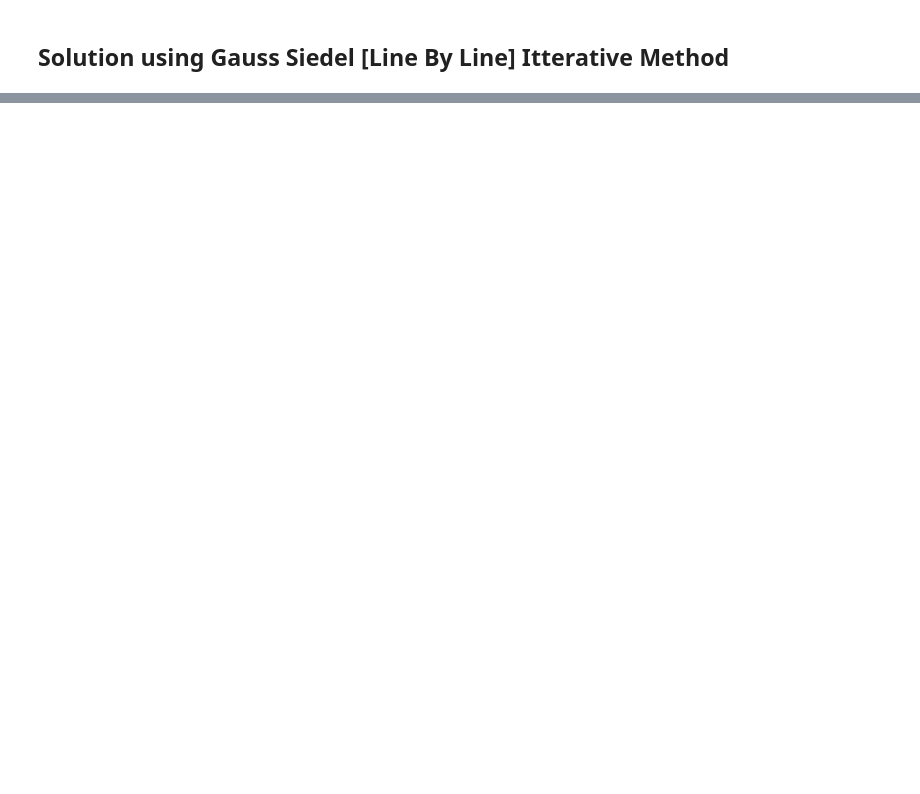
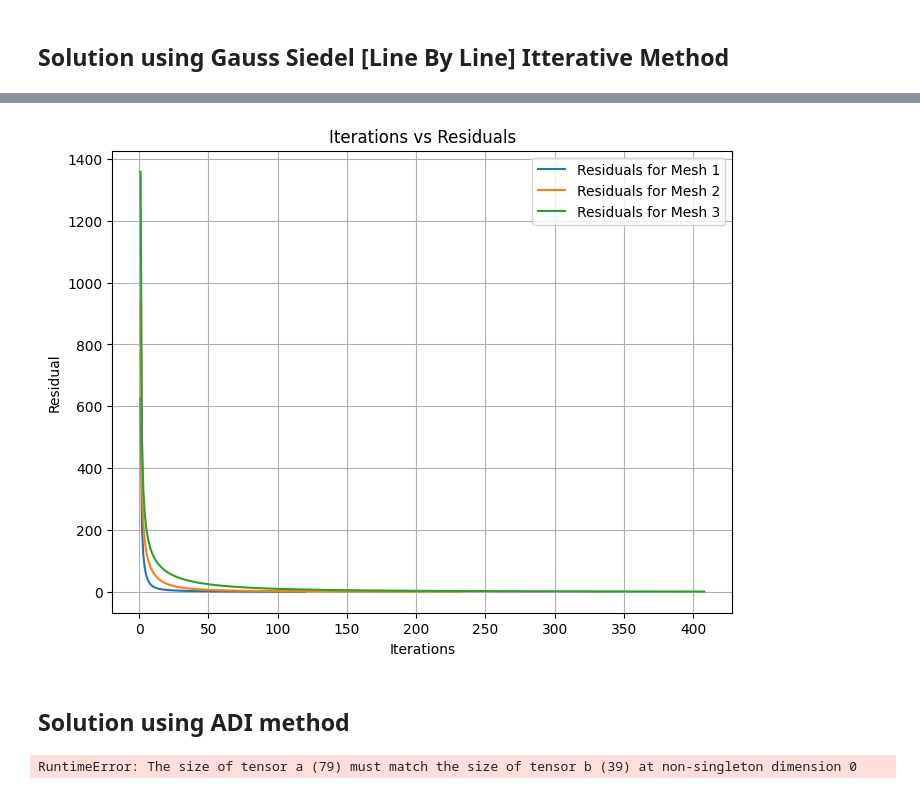
Before and after one commit to VardanMittal/Computational-Fluid-Dynamics, a Jupyter notebook: Projects/Project1/main.ipynb, the cells around one changed output, grey strips where cells are left out. Cells and saved outputs as stored; diff of their text form; code cells hidden in the pictures; blank space fills up the shorter version.

```diff
--- a/Projects/Project1/main.ipynb
+++ b/Projects/Project1/main.ipynb
@@ -167,29 +196,3 @@ field_plotter(contour_vals_GE[2])
 CPU_Time([21,41,81], runtimes_GE)
 # %% [markdown]
 ## Solution using Gauss Siedel Itterative Method
-# %%
-def GaussSeidel(A, b, N, tol=1e-3):
-    itter_ = 0
-    phi = torch.zeros(N * N, device='cuda')
-    residuals = []
-
-    while True:
-        itter_+=1
-        phi_old = phi.clone()
-
-        for i in range(N):
-            for j in range(N):
-                k = i * N + j
-
-                sum1 = torch.dot(A[k, :k], phi[:k])
-                sum2 = torch.dot(A[k, k+1:], phi[k+1:])
-                phi[k] = (b[k] - sum1 - sum2) / A[k, k]
-
-        residual = torch.norm(phi - phi_old)
-        residuals.append(residual.item())
-        print(residual)
-
-        if residual / max(residuals) < tol:
-            break
-
-    return phi, residuals, itter_
@@ -329,11 +325,10 @@ residuals_RS = []
 for N in grid_points:
     print(f"Running for grid size: {N} x {N}")
     start = time.time()
-    A,b,x,y = Matrix_Generation(N)
-    phi, residuals,itter_ = GaussSeidel_RowSweep(A,b, N)
+    phi, residuals,itter_,x,y = LineByLine_RowSweep(N,N)
     end = time.time()
-    contour_vals_GS.append((x,y,phi,N))
-    runtimes_GS.append(end-start)
+    contour_vals_RS.append((x,y,phi,N))
+    runtimes_RS.append(end-start)
     residuals_RS.append(residuals)
-    itterations.append(itter_)
+    itterations_RS.append(itter_)
 # %% [output]
@@ -345,0 +366,6 @@ CPU_Time([41,81,161], runtimes_RS)
+# %%
+itterVsResidual(itterations_RS, residuals_RS)
+# %% [output]
+[figure, added]
+# %% [markdown]
+## Solution using ADI method
@@ -345,0 +518,4 @@ CPU_Time([41,81,161], runtimes_RS)
+# %%
+phi_adi, residuals_adi, itters, itters_x, itters_y,x,y = ADI(41,81)
+# %% [output]
+RuntimeError: The size of tensor a (79) must match the size of tensor b (39) at non-singleton dimension 0
```
Also changed, not shown: parts of 20 cells of this notebook.
